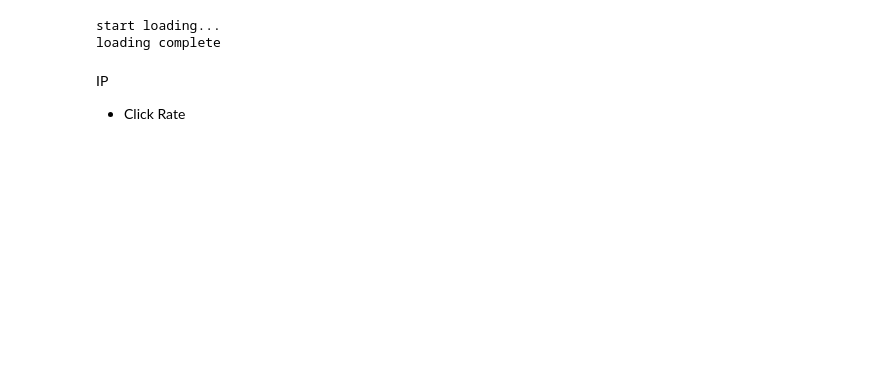
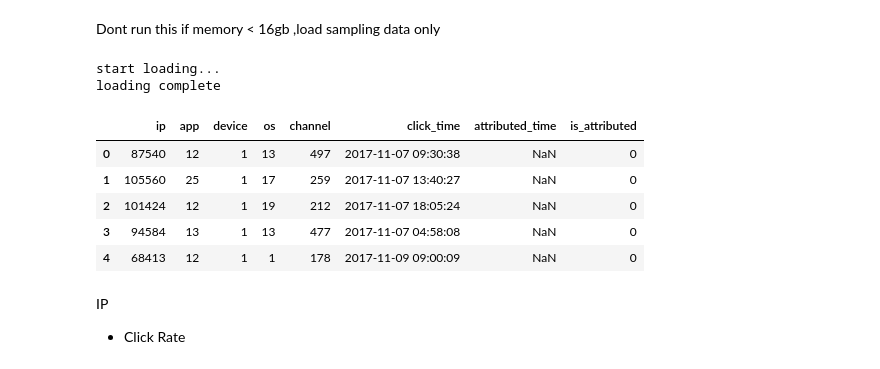
Before and after one commit to ihongChen/kaggle_AdTracking, a Jupyter notebook: src/eda.ipynb, the cells around one changed output. Drawn from its saved outputs; the diff is of its cells as text; code cells hidden in the pictures; blank space fills up the shorter version.

```diff
--- a/src/eda.ipynb
+++ b/src/eda.ipynb
@@ -10,6 +10,8 @@ plt.figure(figsize=(12,5));
 
 import gc
 %matplotlib inline
+# %% [markdown]
+Dont run this if memory < 16gb ,load sampling data only
 # %%
 with pd.HDFStore('../input/raw_data.h5') as store:
     print('start loading...')
@@ -22,3 +40,12 @@ loading complete
+# %%
+train_df.head()
+# %% [output]
+|  | ip | app | device | os | channel | click_time | attributed_time | is_attributed |
+| 0 | 87540 | 12 | 1 | 13 | 497 | 2017-11-07 09:30:38 | NaN | 0 |
+| 1 | 105560 | 25 | 1 | 17 | 259 | 2017-11-07 13:40:27 | NaN | 0 |
+| 2 | 101424 | 12 | 1 | 19 | 212 | 2017-11-07 18:05:24 | NaN | 0 |
+| 3 | 94584 | 13 | 1 | 13 | 477 | 2017-11-07 04:58:08 | NaN | 0 |
+| 4 | 68413 | 12 | 1 | 1 | 178 | 2017-11-09 09:00:09 | NaN | 0 |
 # %% [markdown]
 IP
 
```
Also changed, not shown: parts of 4 cells of this notebook, 27 other files.
